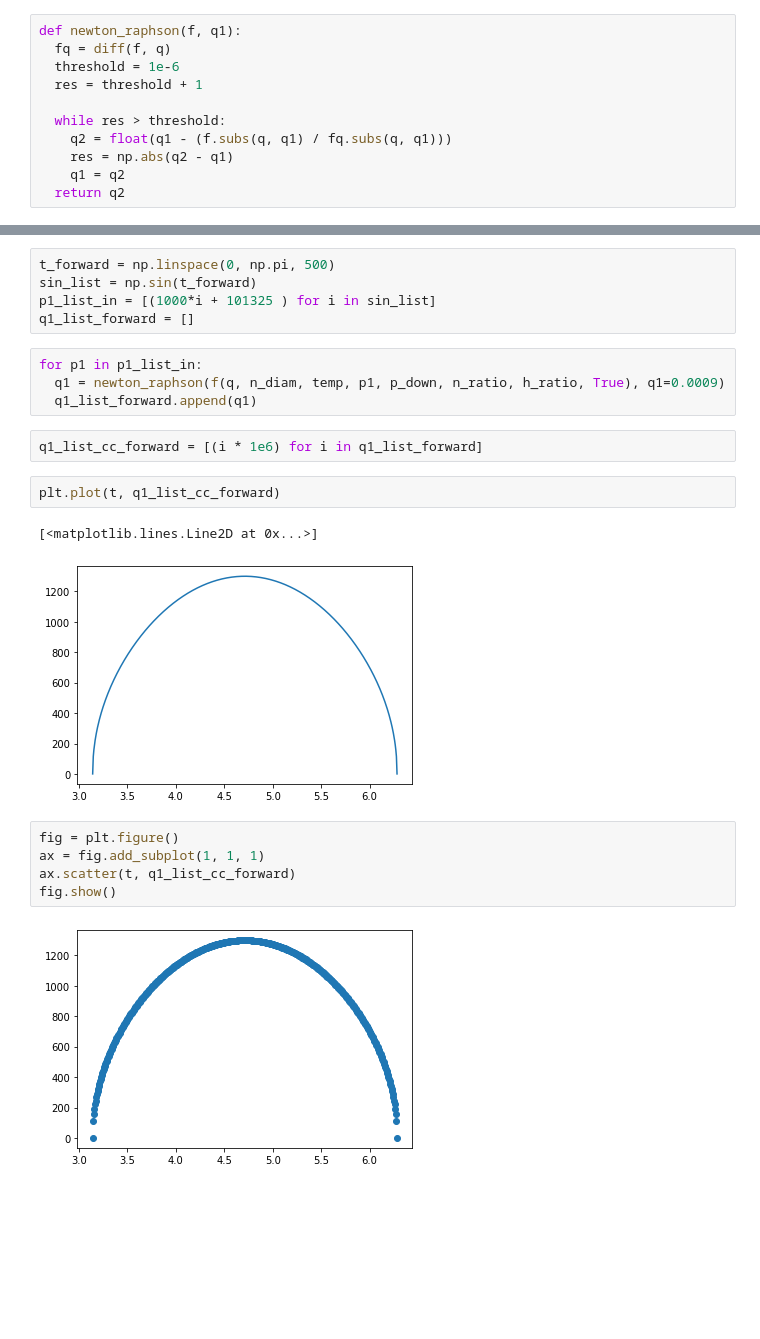
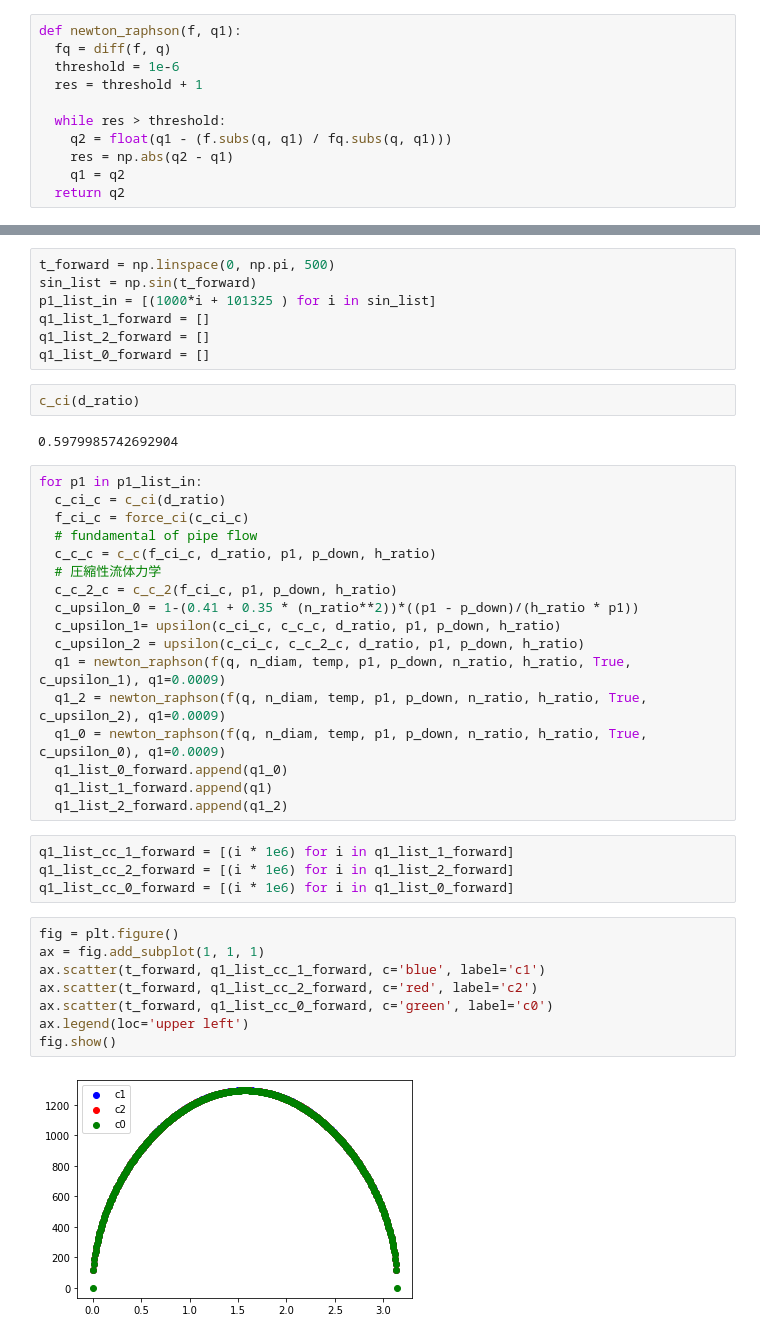
Before and after one commit to okmtz/calc_OWC, a Jupyter notebook: calc_flowrate.ipynb, the cells around one changed output, grey strips where cells are left out. Drawn from its saved outputs; the diff is of its cells as text; blank space fills up the shorter version.

```diff
--- a/calc_flowrate.ipynb
+++ b/calc_flowrate.ipynb
@@ -65,24 +94,43 @@ h_ratio = 1.4
 t_forward = np.linspace(0, np.pi, 500)
 sin_list = np.sin(t_forward)
 p1_list_in = [(1000*i + 101325 ) for i in sin_list]
-q1_list_forward = []
+q1_list_1_forward = []
+q1_list_2_forward = []
+q1_list_0_forward = []
-# %%
-for p1 in p1_list_in:
-  q1 = newton_raphson(f(q, n_diam, temp, p1, p_down, n_ratio, h_ratio, True), q1=0.0009)
-  q1_list_forward.append(q1)
-# %%
-q1_list_cc_forward = [(i * 1e6) for i in q1_list_forward]
-# %%
-plt.plot(t, q1_list_cc_forward)
-# %% [output]
-[<matplotlib.lines.Line2D at 0x...>]
-[figure, removed]
+# %%
+c_ci(d_ratio)
+# %% [output]
+0.5979985742692904
+# %%
+for p1 in p1_list_in:
+  c_ci_c = c_ci(d_ratio)
+  f_ci_c = force_ci(c_ci_c)
+  # fundamental of pipe flow
+  c_c_c = c_c(f_ci_c, d_ratio, p1, p_down, h_ratio)
+  # 圧縮性流体力学
+  c_c_2_c = c_c_2(f_ci_c, p1, p_down, h_ratio)
+  c_upsilon_0 = 1-(0.41 + 0.35 * (n_ratio**2))*((p1 - p_down)/(h_ratio * p1))
+  c_upsilon_1= upsilon(c_ci_c, c_c_c, d_ratio, p1, p_down, h_ratio)
+  c_upsilon_2 = upsilon(c_ci_c, c_c_2_c, d_ratio, p1, p_down, h_ratio)
+  q1 = newton_raphson(f(q, n_diam, temp, p1, p_down, n_ratio, h_ratio, True, c_upsilon_1), q1=0.0009)
+  q1_2 = newton_raphson(f(q, n_diam, temp, p1, p_down, n_ratio, h_ratio, True, c_upsilon_2), q1=0.0009)
+  q1_0 = newton_raphson(f(q, n_diam, temp, p1, p_down, n_ratio, h_ratio, True, c_upsilon_0), q1=0.0009)
+  q1_list_0_forward.append(q1_0)
+  q1_list_1_forward.append(q1)
+  q1_list_2_forward.append(q1_2)
+# %%
+q1_list_cc_1_forward = [(i * 1e6) for i in q1_list_1_forward]
+q1_list_cc_2_forward = [(i * 1e6) for i in q1_list_2_forward]
+q1_list_cc_0_forward = [(i * 1e6) for i in q1_list_0_forward]
 # %%
 fig = plt.figure()
 ax = fig.add_subplot(1, 1, 1)
-ax.scatter(t, q1_list_cc_forward)
+ax.scatter(t_forward, q1_list_cc_1_forward, c='blue', label='c1')
+ax.scatter(t_forward, q1_list_cc_2_forward, c='red', label='c2')
+ax.scatter(t_forward, q1_list_cc_0_forward, c='green', label='c0')
+ax.legend(loc='upper left')
 fig.show()
 # %% [output]
-[figure, old version]
+[figure, new version]
 # %%
 q = Symbol('q')
```
Also changed, not shown: parts of 15 cells of this notebook.
